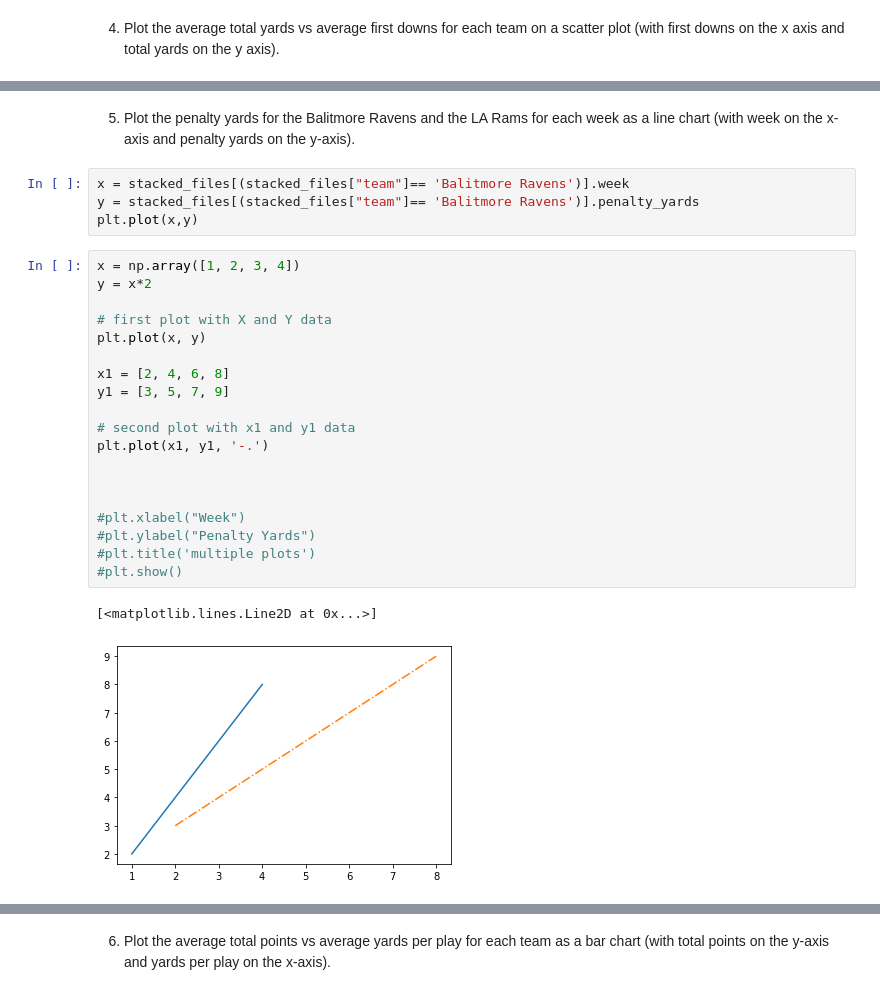
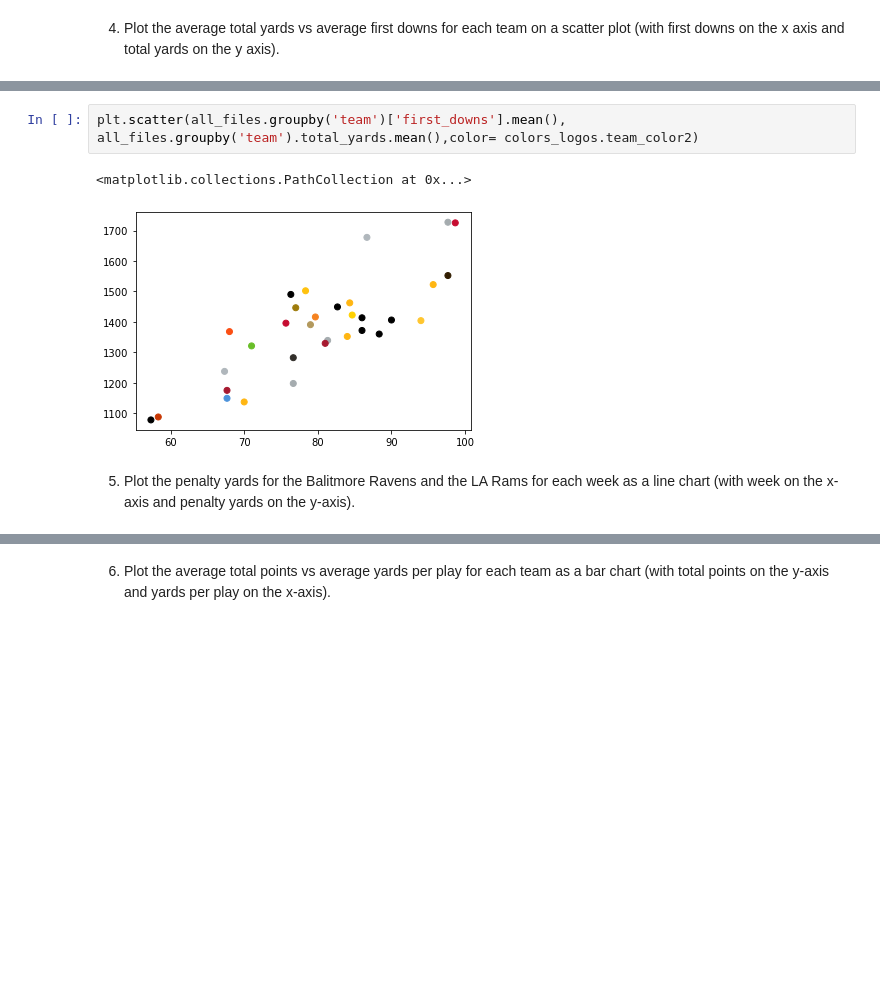
Before and after one commit to SheltonBlackwell/cis277-fa22-Lab5, a Jupyter notebook: Lab5.ipynb, the cells around one changed output, grey strips where cells are left out. Saved outputs shown, nothing was run; the diff lists cells and outputs as text; blank space fills up the shorter version.

```diff
--- a/Lab5.ipynb
+++ b/Lab5.ipynb
@@ -113,28 +53,7 @@ plt.show()
+# %%
+plt.scatter(all_files.groupby('team')['first_downs'].mean(), all_files.groupby('team').total_yards.mean(),color= colors_logos.team_color2)
+# %% [output]
+<matplotlib.collections.PathCollection at 0x...>
+[figure, added]
 # %% [markdown]
 5. Plot the penalty yards for the Balitmore Ravens and the LA Rams for each week as a line chart (with week on the x-axis and penalty yards on the y-axis).
-# %%
-x = stacked_files[(stacked_files["team"]== 'Balitmore Ravens')].week
-y = stacked_files[(stacked_files["team"]== 'Balitmore Ravens')].penalty_yards
-plt.plot(x,y)
-# %%
-x = np.array([1, 2, 3, 4])
-y = x*2
-
-# first plot with X and Y data
-plt.plot(x, y)
-
-x1 = [2, 4, 6, 8]
-y1 = [3, 5, 7, 9]
-
-# second plot with x1 and y1 data
-plt.plot(x1, y1, '-.')
-
-
-
-#plt.xlabel("Week")
-#plt.ylabel("Penalty Yards")
-#plt.title('multiple plots')
-#plt.show()
-# %% [output]
-[<matplotlib.lines.Line2D at 0x...>]
-[figure, removed]
```
Also changed, not shown: parts of 23 cells of this notebook, 1 other file.
